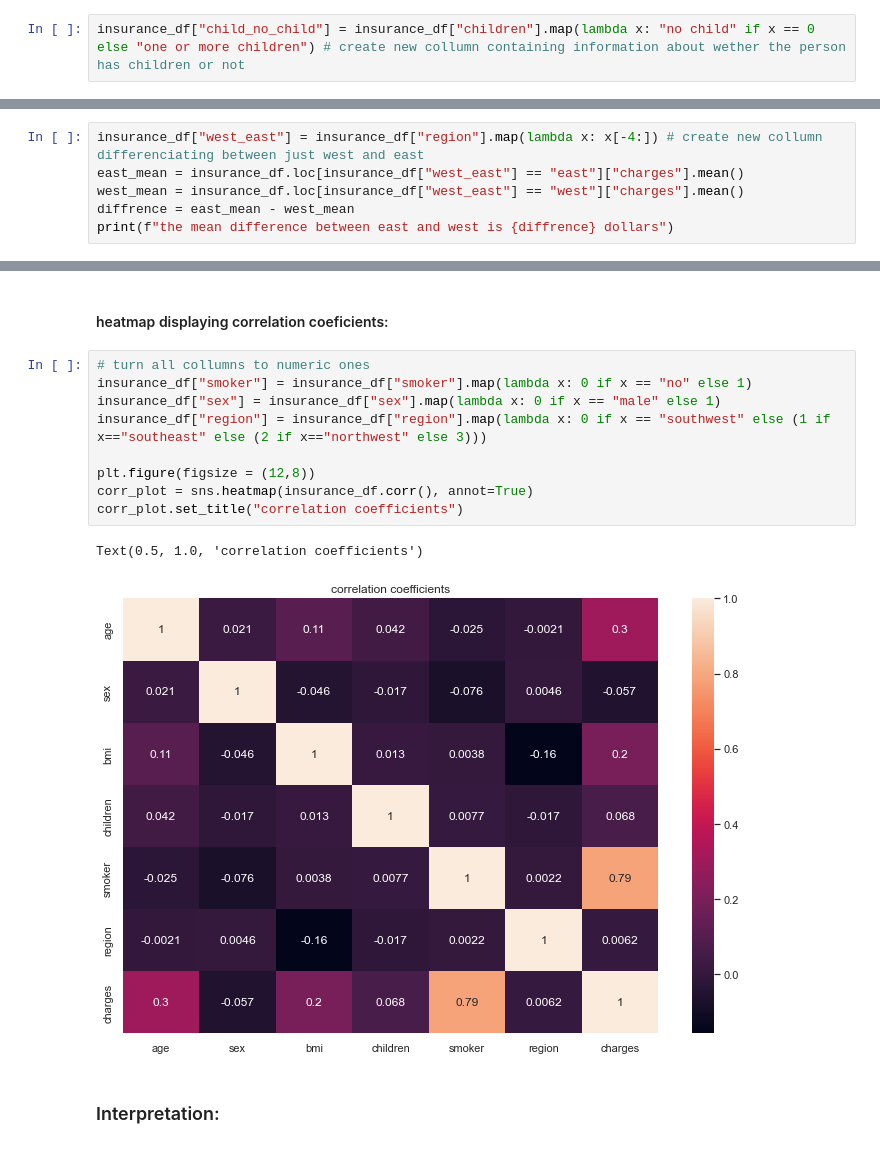
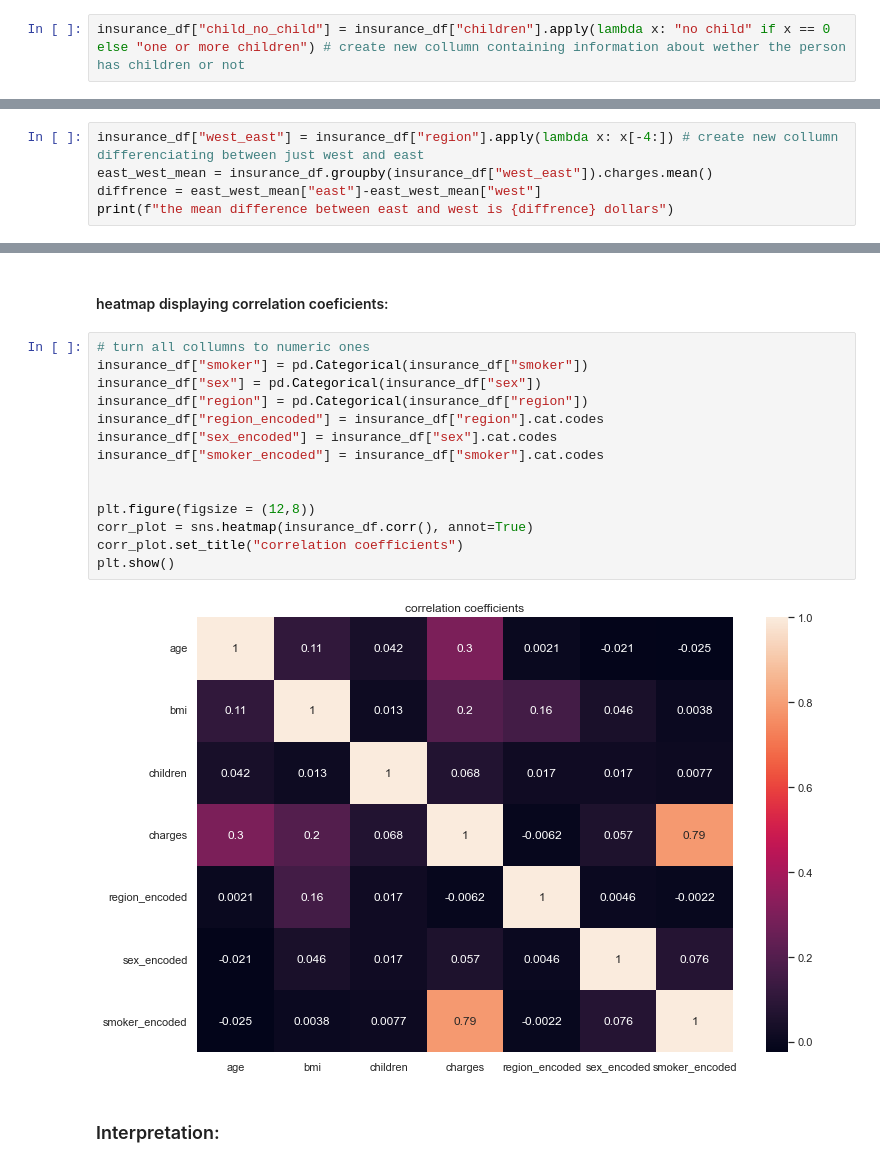
Before and after one commit to VincentBrunner/medical-insurance-portfolio-project, a Jupyter notebook: Medical insurance Portfolio project.ipynb, the cells around one changed output, grey strips where cells are left out. Saved outputs shown, nothing was run; the diff lists cells and outputs as text.

```diff
--- a/Medical insurance Portfolio project.ipynb
+++ b/Medical insurance Portfolio project.ipynb
@@ -128,5 +128,5 @@ children distribution:
 # %% [markdown]
 #### No child vs. one or more children:
 # %%
-insurance_df["child_no_child"] = insurance_df["children"].map(lambda x: "no child" if x == 0 else "one or more children") # create new collumn containing information about wether the person has children or not
+insurance_df["child_no_child"] = insurance_df["children"].apply(lambda x: "no child" if x == 0 else "one or more children") # create new collumn containing information about wether the person has children or not
 # %%
@@ -198,9 +198,8 @@ Text(0.5, 1.0, 'region, average charges')
 # %% [markdown]
 charge difference west/east:
 # %%
-insurance_df["west_east"] = insurance_df["region"].map(lambda x: x[-4:]) # create new collumn differenciating between just west and east
-east_mean = insurance_df.loc[insurance_df["west_east"] == "east"]["charges"].mean()
-west_mean = insurance_df.loc[insurance_df["west_east"] == "west"]["charges"].mean()
-diffrence = east_mean - west_mean
+insurance_df["west_east"] = insurance_df["region"].apply(lambda x: x[-4:]) # create new collumn differenciating between just west and east
+east_west_mean = insurance_df.groupby(insurance_df["west_east"]).charges.mean()
+diffrence = east_west_mean["east"]-east_west_mean["west"]
 print(f"the mean difference between east and west is {diffrence} dollars")
 # %% [output]
@@ -221,16 +220,20 @@ Text(0.5, 1.0, 'sex, average charges')
 #### heatmap displaying correlation coeficients:
 # %%
 # turn all collumns to numeric ones
-insurance_df["smoker"] = insurance_df["smoker"].map(lambda x: 0 if x == "no" else 1)
-insurance_df["sex"] = insurance_df["sex"].map(lambda x: 0 if x == "male" else 1)
-insurance_df["region"] = insurance_df["region"].map(lambda x: 0 if x == "southwest" else (1 if x=="southeast" else (2 if x=="northwest" else 3)))
+insurance_df["smoker"] = pd.Categorical(insurance_df["smoker"])
+insurance_df["sex"] = pd.Categorical(insurance_df["sex"])
+insurance_df["region"] = pd.Categorical(insurance_df["region"])
+insurance_df["region_encoded"] = insurance_df["region"].cat.codes
+insurance_df["sex_encoded"] = insurance_df["sex"].cat.codes
+insurance_df["smoker_encoded"] = insurance_df["smoker"].cat.codes
+
 
 plt.figure(figsize = (12,8))
 corr_plot = sns.heatmap(insurance_df.corr(), annot=True)
 corr_plot.set_title("correlation coefficients")
+plt.show()
 # %% [output]
-Text(0.5, 1.0, 'correlation coefficients')
-[figure, old version]
+[figure, new version]
 # %% [markdown]
 ### Interpretation:
 # %% [markdown]
```
Also changed, not shown: parts of 28 cells of this notebook.
